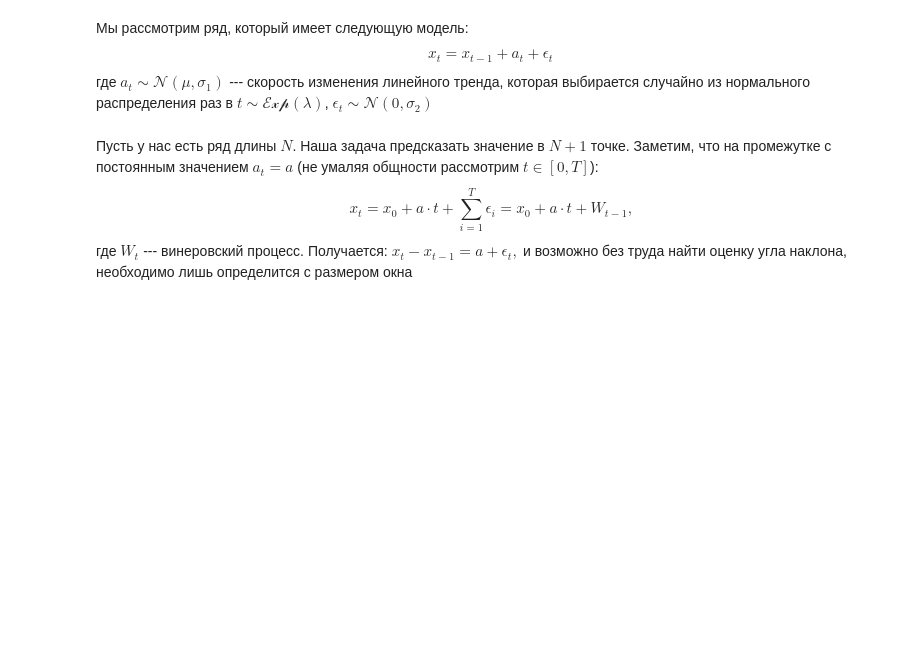
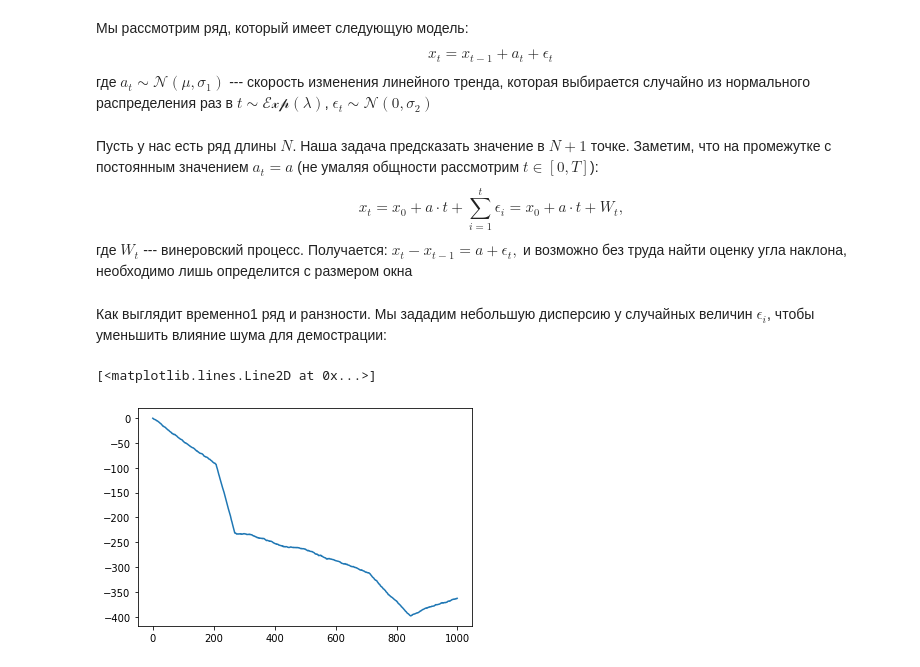
Before and after one commit to statmod-ml-community/ml-seminars-2019-2, a Jupyter notebook: ts-prediction.ipynb, the cells around one changed output. Cells and saved outputs as stored; diff of their text form; code cells hidden in the pictures; blank space fills up the shorter version.

```diff
--- a/ts-prediction.ipynb
+++ b/ts-prediction.ipynb
@@ -54,7 +54,7 @@ def diff_series(series, drop_na=False):
 # %% [markdown]
 Мы рассмотрим ряд, который имеет следующую модель: $$x_t = x_{t-1} + a_t + \epsilon_t\,$$ где $a_t \sim \mathcal{N}(\mu, \sigma_1)$ --- скорость изменения линейного тренда, которая выбирается случайно из нормального распределения раз в $t \sim \mathcal{Exp}(\lambda)$, $\epsilon_t \sim \mathcal{N}(0, \sigma_2)$
 # %% [markdown]
-Пусть у нас есть ряд длины $N$. Наша задача предсказать значение в $N+1$ точке. Заметим, что на промежутке с постоянным значением $a_t=a$ (не умаляя общности рассмотрим $t \in [0, T]$): $$x_t = x_0 + a \cdot t + \sum_{i=1}^{T}{\epsilon_i} = x_0 + a \cdot t + W_{t-1},$$ где $W_t$ --- винеровский процесс. Получается: $x_t - x_{t-1} = a + \epsilon_t,$ и возможно без труда найти оценку угла наклона, необходимо лишь определится с размером окна
+Пусть у нас есть ряд длины $N$. Наша задача предсказать значение в $N+1$ точке. Заметим, что на промежутке с постоянным значением $a_t=a$ (не умаляя общности рассмотрим $t \in [0, T]$): $$x_t = x_0 + a \cdot t + \sum_{i=1}^{t}{\epsilon_i} = x_0 + a \cdot t + W_{t},$$ где $W_t$ --- винеровский процесс. Получается: $x_t - x_{t-1} = a + \epsilon_t,$ и возможно без труда найти оценку угла наклона, необходимо лишь определится с размером окна
 # %%
 Prediction = namedtuple('Prediction', ['Series', 'Prediction', 'Slope', 'Model'])
 
@@ -128,0 +132,12 @@ class SimpleLinearModel(object):
+# %% [markdown]
+Как выглядит временно1 ряд и ранзности. Мы зададим небольшую дисперсию у случайных величин $\epsilon_i$, чтобы уменьшить влияние шума для демострации:
+# %%
+dem_sl = slopes(1000, 200, mean=0, sd=1)
+dem_ln = piecewise_linear(sl)
+dem_rw = random_walk(1000, sd=0.3)
+dem_series = dem_ln + dem_rw
+# %%
+plt.plot(dem_series)
+# %% [output]
+[<matplotlib.lines.Line2D at 0x...>]
+[figure, added]
```
Also changed, not shown: parts of 15 cells of this notebook.
